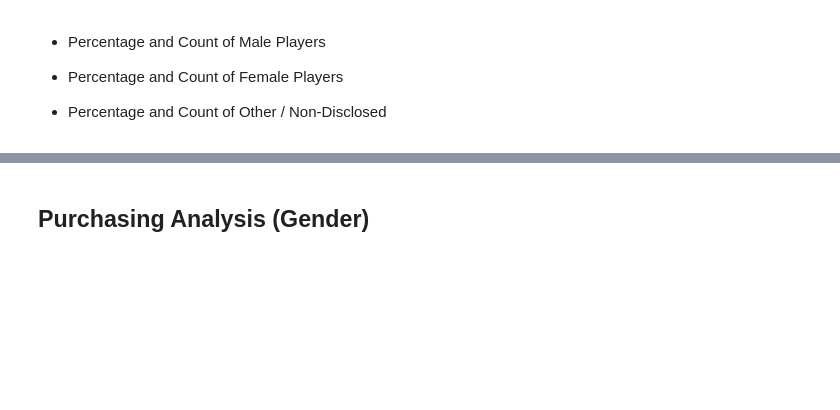
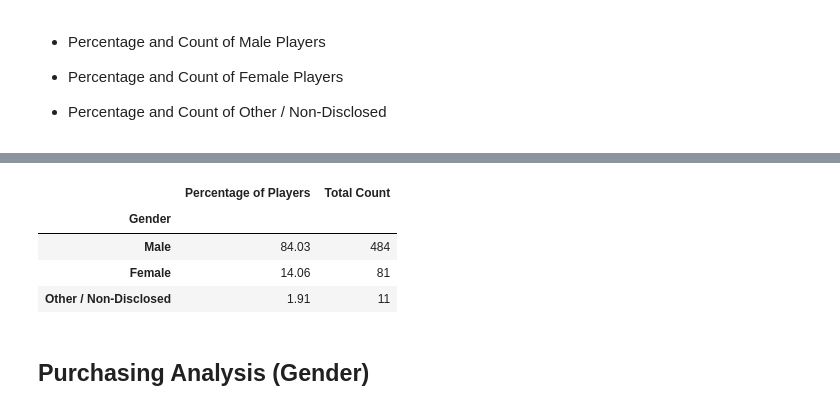
Before and after one commit to ppainuly/Heroes-of-Pymoli, a Jupyter notebook: HeroesOfPymoli_starter.ipynb, the cells around one changed output, grey strips where cells are left out. Cells and saved outputs as stored; diff of their text form; code cells hidden in the pictures; blank space fills up the shorter version.

```diff
--- a/HeroesOfPymoli_starter.ipynb
+++ b/HeroesOfPymoli_starter.ipynb
@@ -63,3 +73,22 @@ purchase_data.shape
+# %%
+#Percentage and Count of Male/Female Players
+gender_data = purchase_data.groupby("Gender")
+
+gender_data_count = gender_data.nunique()["SN"]
+
+#Percentage and Count of Other / Non-Disclosed
+player_data_percent = gender_data_count / tp * 100
+
+gender_df = pd.DataFrame({"Percentage of Players": player_data_percent, "Total Count": gender_data_count})
+
+gender_df = gender_df.sort_values(["Total Count"], ascending = False)
+gender_df.style.format({"Percentage of Players":"{:.2f}"})
+# %% [output]
+|  | Percentage of Players | Total Count |
+| Gender |  |  |
+| Male | 84.03 | 484 |
+| Female | 14.06 | 81 |
+| Other / Non-Disclosed | 1.91 | 11 |
 # %% [markdown]
 
 ## Purchasing Analysis (Gender)
```
Also changed, not shown: parts of 16 cells of this notebook.
